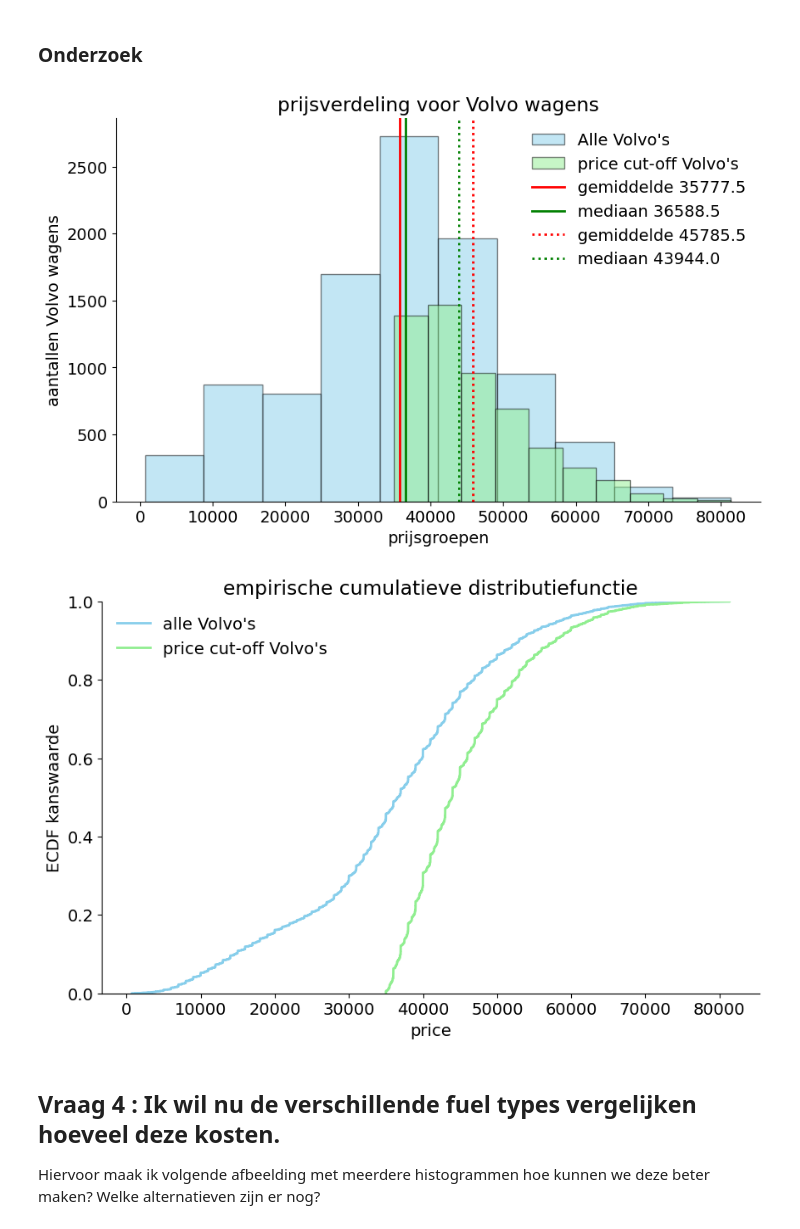
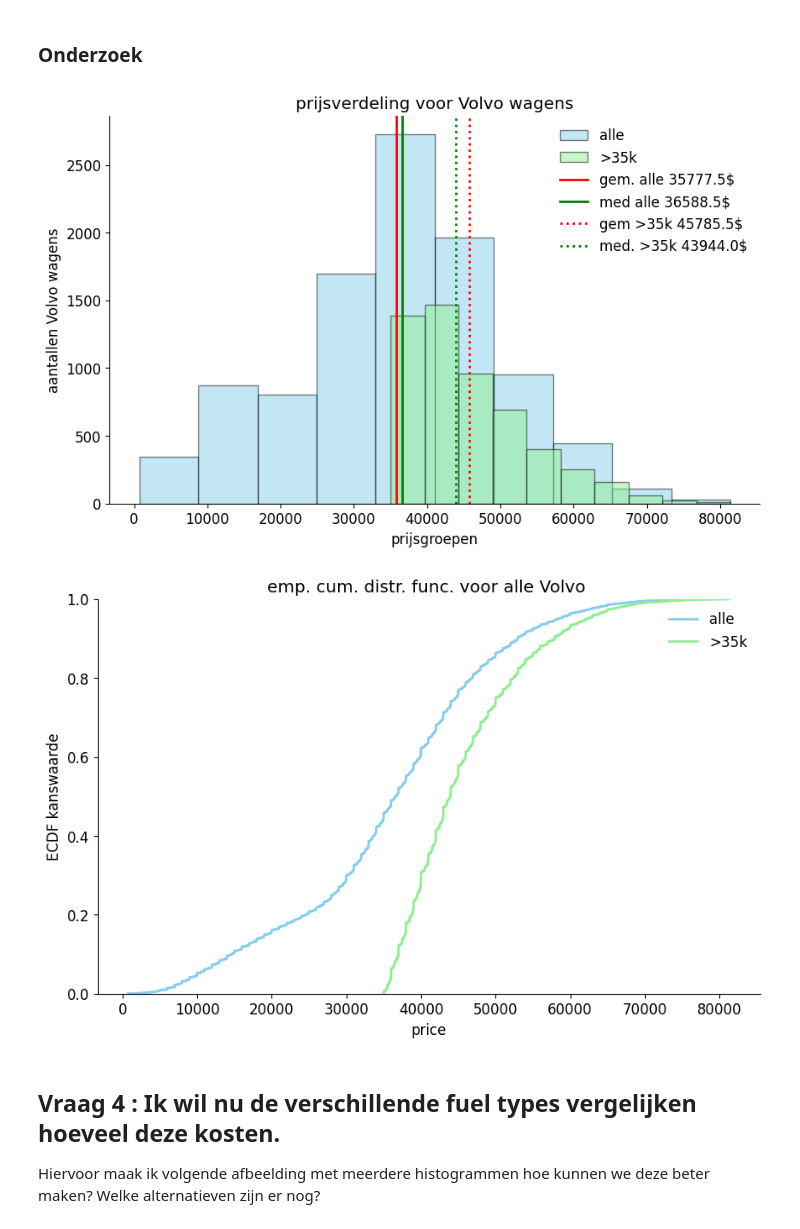
Before and after one commit to timsideanotmine/production, a Jupyter notebook: notebooks/autoproductie.ipynb, the cells around one changed output. Drawn from its saved outputs; the diff is of its cells as text; code cells hidden in the pictures.

```diff
--- a/notebooks/autoproductie.ipynb
+++ b/notebooks/autoproductie.ipynb
@@ -169,6 +170,13 @@ df_volvos = autoproductie.loc[autoproductie['manufacturer'] == 'Volvo'].copy()
 # 81 duplicates were found and removed already with autoproductie.drop_duplicates(inplace=True)
 # df_volvos.drop_duplicates(inplace=True)
 
-# sie ook verder vraag 3 en de tekening uit de opgave en de opmerkingen in de klas (collega studenten)
+# zie ook verder vraag 3 en de tekening uit de opgave en de opmerkingen in de klas (collega studenten)
 df_volvos_skewed = df_volvos.loc[df_volvos['price'] >= 35000]
 df_volvos.describe(include = "all")
+
+# This part only because of stacked bar chart, over price distribution
+min_price = df_volvos['price'].min()
+max_price = df_volvos['price'].max()
+my_own_bins = 20
+interval_width = (max_price - min_price) / my_own_bins
+df_volvos['price_group'] = (df_volvos['price'] // interval_width) # in groepen van 2500 $
@@ -371,38 +366,40 @@ gemiddelde_skewed = df_volvos_skewed['price'].mean()
 mediaan_skewed = df_volvos_skewed['price'].median()
 modus_skewed = df_volvos_skewed['price'].mode().iloc[0]
 # %%
-plt.hist(df_volvos['price'], bins=10, color='skyblue', edgecolor='black', alpha=0.5, label="Alle Volvo's")
-plt.hist(df_volvos_skewed['price'], bins=10, color='lightgreen', edgecolor='black', alpha=0.5, label="price cut-off Volvo's")
+#  dit gaat enkel over volvo's
+plt.hist(df_volvos['price'], bins=10, color='skyblue', edgecolor='black', alpha=0.5, label="alle")
+plt.hist(df_volvos_skewed['price'], bins=10, color='lightgreen', edgecolor='black', alpha=0.5, label=">35k")
 
 plt.xlabel('prijsgroepen')
 plt.ylabel('aantallen Volvo wagens')
 plt.title('prijsverdeling voor Volvo wagens')
 
-plt.axvline(gemiddelde_alles, linewidth=2,color='r', label = f'gemiddelde {gemiddelde_alles:.1f}')
-plt.axvline(mediaan_alles, linewidth=2,color='g', label = f'mediaan {mediaan_alles:.1f}')
+plt.axvline(gemiddelde_alles, linewidth=2,color='r', label = f'gem. alle {gemiddelde_alles:.1f}$')
+plt.axvline(mediaan_alles, linewidth=2,color='g', label = f'med alle {mediaan_alles:.1f}$')
 # plt.axvline(modus_alles, linewidth=2,color='b', label = f'modus {modus_alles:.1f}')
 
-plt.axvline(gemiddelde_skewed, linewidth=2,color='r', linestyle=':', label = f'gemiddelde {gemiddelde_skewed:.1f}')
-plt.axvline(mediaan_skewed, linewidth=2,color='g', linestyle=':', label = f'mediaan {mediaan_skewed:.1f}')
+plt.axvline(gemiddelde_skewed, linewidth=2,color='r', linestyle=':', label = f'gem >35k {gemiddelde_skewed:.1f}$')
+plt.axvline(mediaan_skewed, linewidth=2,color='g', linestyle=':', label = f'med. >35k {mediaan_skewed:.1f}$')
 # plt.axvline(modus_skewed, linewidth=2,color='b', linestyle=':', label = f'modus {modus_skewed:.1f}')
 
 plt.legend()
 plt.show()
 # %% [output]
-[figure, old version]
+[figure, new version]
 # %%
-sns.ecdfplot(data=df_volvos, x='price', color='skyblue', linewidth=2, label=f"alle Volvo's")
-sns.ecdfplot(data=df_volvos_skewed, x='price', color='lightgreen', linewidth=2, label=f"price cut-off Volvo's")
+# plt.figure(figsize=(6, 4))
+sns.ecdfplot(data=df_volvos, x='price', color='skyblue', linewidth=2, label=f"alle")
+sns.ecdfplot(data=df_volvos_skewed, x='price', color='lightgreen', linewidth=2, label=f">35k")
 
 plt.xlabel('price')
 plt.ylabel('ECDF kanswaarde')
-plt.title('empirische cumulatieve distributiefunctie')
+plt.title('emp. cum. distr. func. voor alle Volvo ')
 
 # plt.grid(True)
 plt.legend()
 plt.show()
 # %% [output]
-[figure, old version]
+[figure, new version]
 # %% [markdown]
 ## Vraag 4 : Ik wil nu de verschillende fuel types vergelijken hoeveel deze kosten.
 Hiervoor maak ik volgende afbeelding met meerdere histogrammen hoe kunnen we deze beter maken? Welke alternatieven zijn er nog?
```
Also changed, not shown: parts of 52 cells of this notebook, 6 other files.
